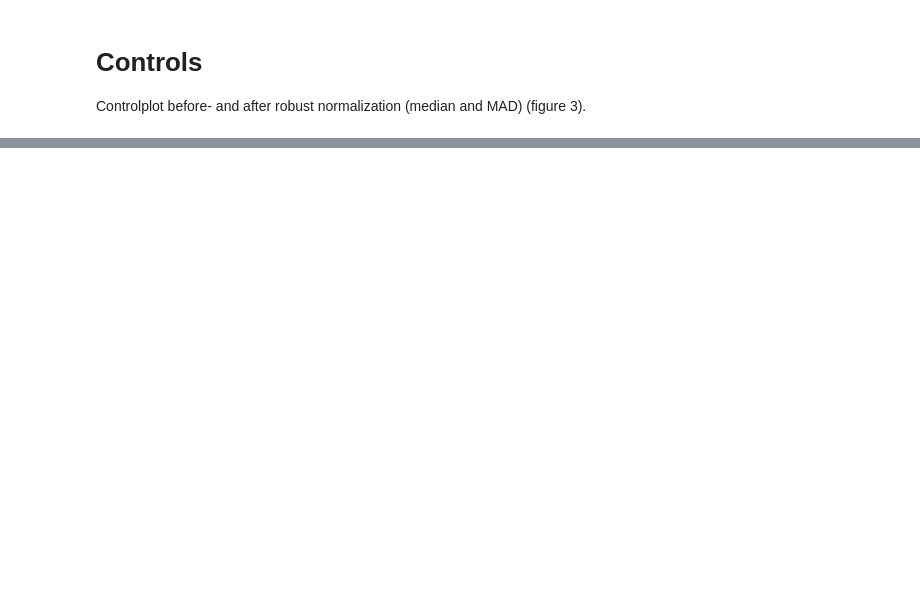
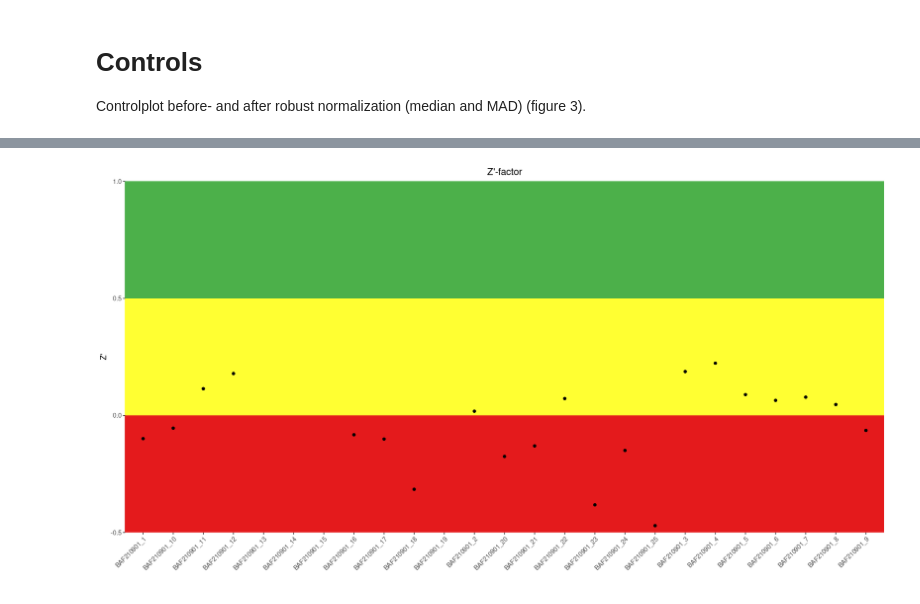
Before and after one commit to ETH-NEXUS/lab_data_management, a Jupyter notebook: api/notebooks/PreliminaryAnalysis.ipynb, the cells around one changed output, grey strips where cells are left out. Cells and saved outputs as stored; diff of their text form; code cells hidden in the pictures; blank space fills up the shorter version.

```diff
--- a/api/notebooks/PreliminaryAnalysis.ipynb
+++ b/api/notebooks/PreliminaryAnalysis.ipynb
@@ -154,0 +214,4 @@ controls_norm
+# %%
+z_plot = create_z_prime_plot(z_prime, 'plate', 'z_prime')
+z_plot
+# %% [output]
@@ -154,0 +220 @@ controls_norm
+[figure, added]
```
Also changed, not shown: parts of 20 cells of this notebook, 5 other files.
